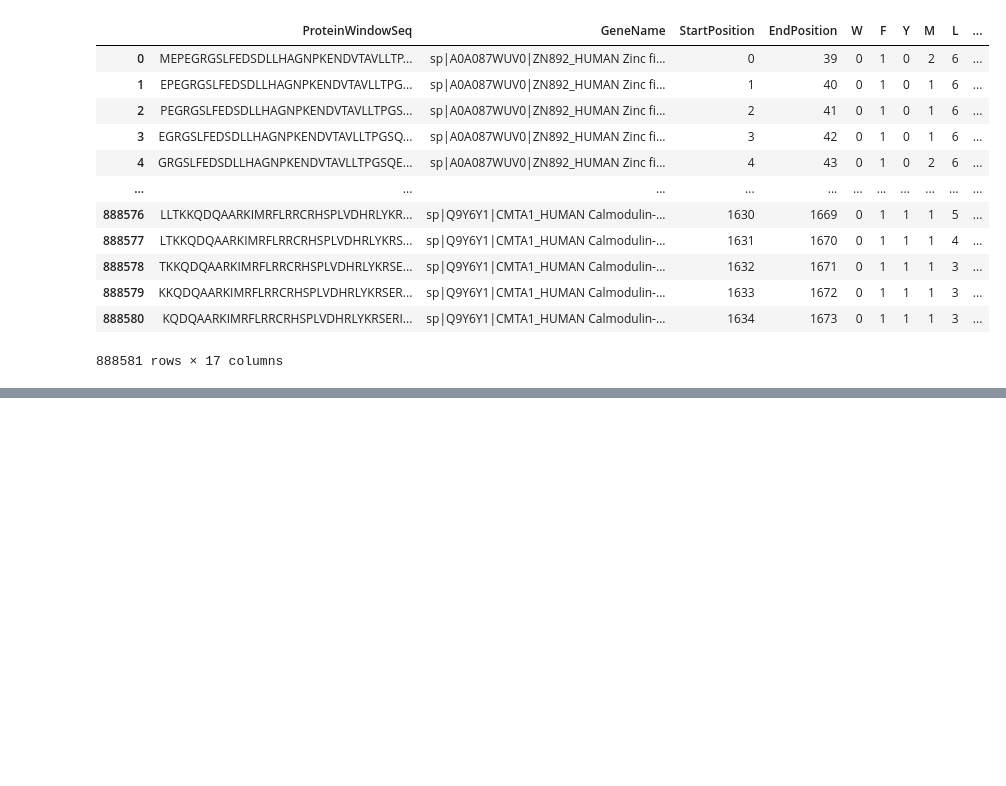
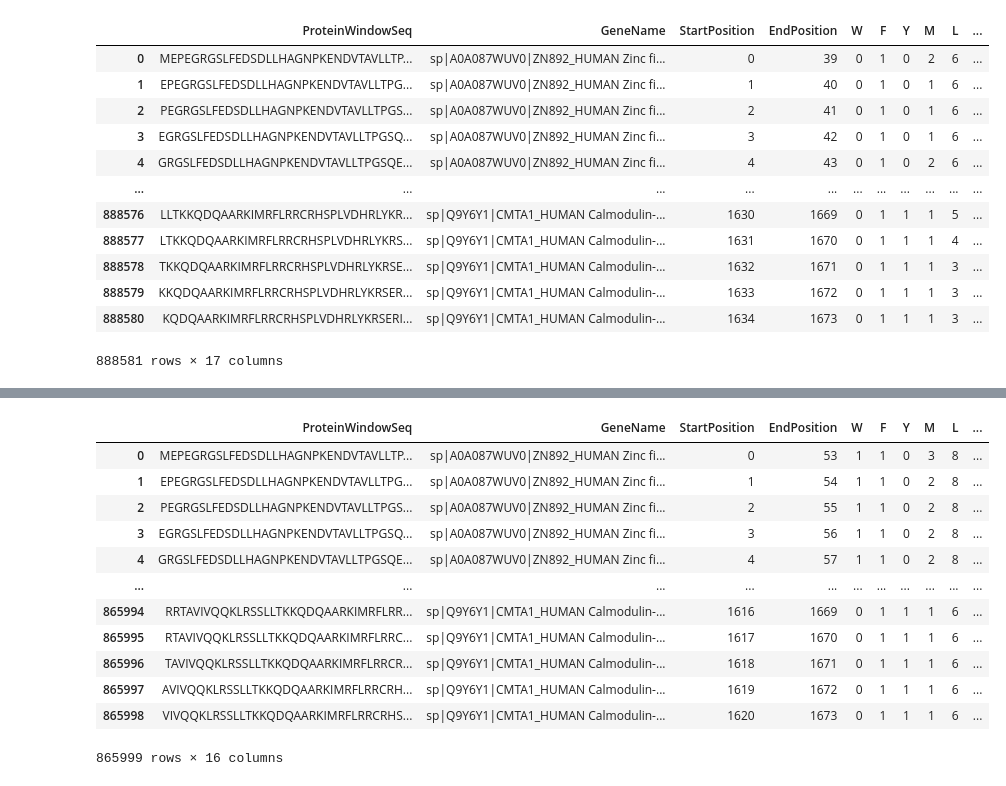
Before and after one commit to sanjanakotha/consensus_AD_predictor, a Jupyter notebook: notebooks/PARROT AD Predictor.ipynb, the cells around one changed output, grey strips where cells are left out. Cells and saved outputs as stored; diff of their text form; code cells hidden in the pictures; blank space fills up the shorter version.

```diff
--- a/notebooks/PARROT AD Predictor.ipynb
+++ b/notebooks/PARROT AD Predictor.ipynb
@@ -333,0 +378,17 @@ tiled_TFs.to_csv("../output/tiled_TFs_with_both_parrot_pred.csv")
+# %%
+tiled_TFs_53_AA["padd_pred"] = tiled_TFs_53_AA["ProteinWindowSeq"].apply(lambda seq: paddle_train_predictor.predict(seq))
+tiled_TFs_53_AA
+# %% [output]
+|  | ProteinWindowSeq | GeneName | StartPosition | EndPosition | W | F | Y | M | L | ... |
+| 0 | MEPEGRGSLFEDSDLLHAGNPKENDVTAVLLTP... | sp|A0A087WUV0|ZN892_HUMAN Zinc fi... | 0 | 53 | 1 | 1 | 0 | 3 | 8 | ... |
+| 1 | EPEGRGSLFEDSDLLHAGNPKENDVTAVLLTPG... | sp|A0A087WUV0|ZN892_HUMAN Zinc fi... | 1 | 54 | 1 | 1 | 0 | 2 | 8 | ... |
+| 2 | PEGRGSLFEDSDLLHAGNPKENDVTAVLLTPGS... | sp|A0A087WUV0|ZN892_HUMAN Zinc fi... | 2 | 55 | 1 | 1 | 0 | 2 | 8 | ... |
+| 3 | EGRGSLFEDSDLLHAGNPKENDVTAVLLTPGSQ... | sp|A0A087WUV0|ZN892_HUMAN Zinc fi... | 3 | 56 | 1 | 1 | 0 | 2 | 8 | ... |
+| 4 | GRGSLFEDSDLLHAGNPKENDVTAVLLTPGSQE... | sp|A0A087WUV0|ZN892_HUMAN Zinc fi... | 4 | 57 | 1 | 1 | 0 | 2 | 8 | ... |
+| ... | ... | ... | ... | ... | ... | ... | ... | ... | ... | ... |
+| 865994 | RRTAVIVQQKLRSSLLTKKQDQAARKIMRFLRR... | sp|Q9Y6Y1|CMTA1_HUMAN Calmodulin-... | 1616 | 1669 | 0 | 1 | 1 | 1 | 6 | ... |
+| 865995 | RTAVIVQQKLRSSLLTKKQDQAARKIMRFLRRC... | sp|Q9Y6Y1|CMTA1_HUMAN Calmodulin-... | 1617 | 1670 | 0 | 1 | 1 | 1 | 6 | ... |
+| 865996 | TAVIVQQKLRSSLLTKKQDQAARKIMRFLRRCR... | sp|Q9Y6Y1|CMTA1_HUMAN Calmodulin-... | 1618 | 1671 | 0 | 1 | 1 | 1 | 6 | ... |
+| 865997 | AVIVQQKLRSSLLTKKQDQAARKIMRFLRRCRH... | sp|Q9Y6Y1|CMTA1_HUMAN Calmodulin-... | 1619 | 1672 | 0 | 1 | 1 | 1 | 6 | ... |
+| 865998 | VIVQQKLRSSLLTKKQDQAARKIMRFLRRCRHS... | sp|Q9Y6Y1|CMTA1_HUMAN Calmodulin-... | 1620 | 1673 | 0 | 1 | 1 | 1 | 6 | ... |
+865999 rows × 16 columns
```
Also changed, not shown: parts of 8 cells of this notebook, 5 other files.
